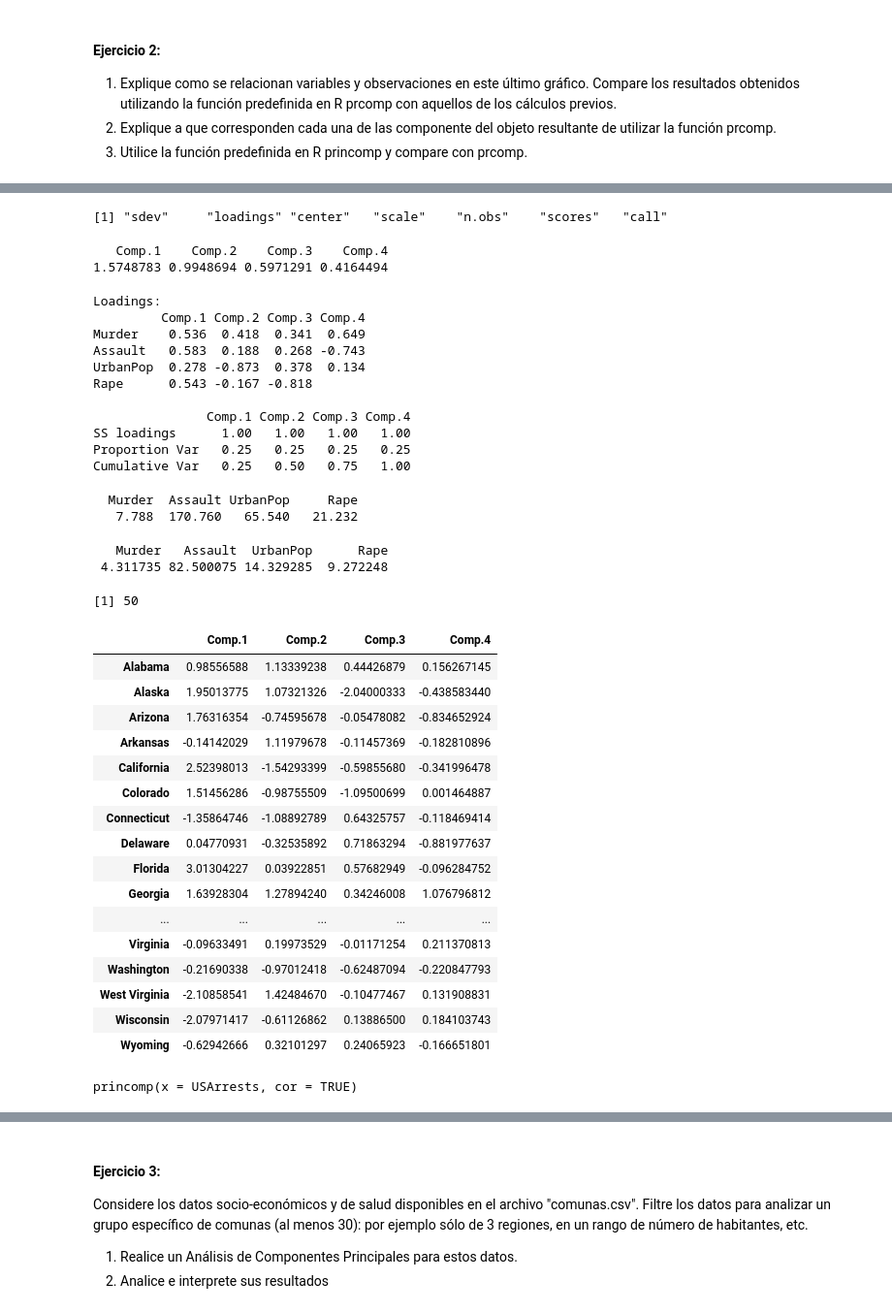
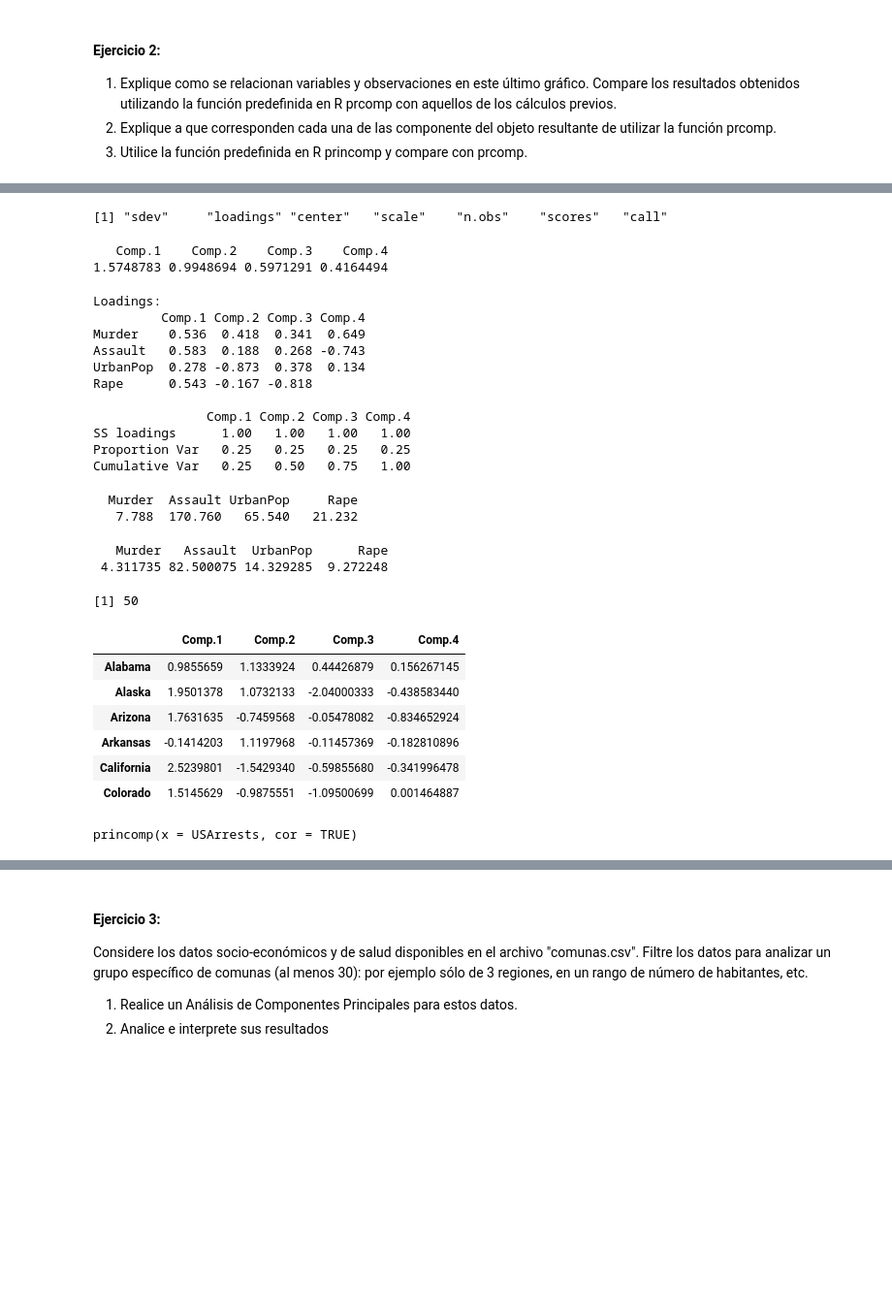
Before and after one commit to alexbgh1/INFO257_U2, a Jupyter notebook: PCA_/PCA.ipynb, the cells around one changed output, grey strips where cells are left out. Shown at 97% size. Cells and saved outputs as stored; diff of their text form; code cells hidden in the pictures; blank space fills up the shorter version.

```diff
--- a/PCA_/PCA.ipynb
+++ b/PCA_/PCA.ipynb
@@ -280,9 +365,9 @@ biplot(pca_res, scale = 0)
 # %%
 #       (3)
 
-#Performs a principal components analysis on the given data matrix and returns the results as an object of class 'prcomp'.
+# Definición R
+#'prcomp' performs a principal components analysis on the given data matrix and returns the results as an object of class 'prcomp'.
 #'princomp' performs a principal components analysis on the given numeric data matrix and returns the results as an object of class 'princomp'.
-
 
 
 pca_res <- princomp(USArrests, cor= TRUE)
@@ -291,51 +376,42 @@ pca_res$sdev # Desviacion estandar componentes principales, no escalado
 pca_res$loadings # Matriz con valores propios
 pca_res$center # los promedios sacados
 pca_res$scale # Escala aplicada a los valores
 pca_res$n.obs # Número de observaciones (?)
-pca_res$scores
-pca_res$call # Puntacion individual por cada ciudad del dataframe
+head(pca_res$scores) # Puntacion individual (frente a las 4 variables) por cada ciudad del dataframe
+pca_res$call # info contenida pca_res
 
 # # # # # # # # # # # # # # # # #
 # Conclusión respecto a prcomp  #
 # # # # # # # # # # # # # # # # #
 
-# En sí entregan la misma información pero princomp da un listado completo como dataframe aparte de agregar otras funciones
-# como diferencia de ejecución prcomp debe estar "escalado" y princomp con "correlacion"
+# En sí entregan la misma información, con una distinción muy pequeña en los valores
+# Como diferencia en términos de ejecución (de función) prcomp debe estar "escalado" y princomp con "correlacion", es decir,
+# aplican distintas metodologías para llegar a un resultado practicamente igual
 # %% [output]
 [1] "sdev"     "loadings" "center"   "scale"    "n.obs"    "scores"   "call"
    Comp.1    Comp.2    Comp.3    Comp.4
 1.5748783 0.9948694 0.5971291 0.4164494
 Loadings:
          Comp.1 Comp.2 Comp.3 Comp.4
 Murder    0.536  0.418  0.341  0.649
 Assault   0.583  0.188  0.268 -0.743
 UrbanPop  0.278 -0.873  0.378  0.134
 Rape      0.543 -0.167 -0.818
 
                Comp.1 Comp.2 Comp.3 Comp.4
 SS loadings      1.00   1.00   1.00   1.00
 Proportion Var   0.25   0.25   0.25   0.25
 Cumulative Var   0.25   0.50   0.75   1.00
   Murder  Assault UrbanPop     Rape
    7.788  170.760   65.540   21.232
    Murder   Assault  UrbanPop      Rape
  4.311735 82.500075 14.329285  9.272248
 [1] 50
 |  | Comp.1 | Comp.2 | Comp.3 | Comp.4 |
-| Alabama | 0.98556588 | 1.13339238 | 0.44426879 | 0.156267145 |
-| Alaska | 1.95013775 | 1.07321326 | -2.04000333 | -0.438583440 |
-| Arizona | 1.76316354 | -0.74595678 | -0.05478082 | -0.834652924 |
-| Arkansas | -0.14142029 | 1.11979678 | -0.11457369 | -0.182810896 |
-| California | 2.52398013 | -1.54293399 | -0.59855680 | -0.341996478 |
-| Colorado | 1.51456286 | -0.98755509 | -1.09500699 | 0.001464887 |
-| Connecticut | -1.35864746 | -1.08892789 | 0.64325757 | -0.118469414 |
-| Delaware | 0.04770931 | -0.32535892 | 0.71863294 | -0.881977637 |
-| Florida | 3.01304227 | 0.03922851 | 0.57682949 | -0.096284752 |
-| Georgia | 1.63928304 | 1.27894240 | 0.34246008 | 1.076796812 |
-| ... | ... | ... | ... | ... |
-| Virginia | -0.09633491 | 0.19973529 | -0.01171254 | 0.211370813 |
-| Washington | -0.21690338 | -0.97012418 | -0.62487094 | -0.220847793 |
-| West Virginia | -2.10858541 | 1.42484670 | -0.10477467 | 0.131908831 |
-| Wisconsin | -2.07971417 | -0.61126862 | 0.13886500 | 0.184103743 |
-| Wyoming | -0.62942666 | 0.32101297 | 0.24065923 | -0.166651801 |
+| Alabama | 0.9855659 | 1.1333924 | 0.44426879 | 0.156267145 |
+| Alaska | 1.9501378 | 1.0732133 | -2.04000333 | -0.438583440 |
+| Arizona | 1.7631635 | -0.7459568 | -0.05478082 | -0.834652924 |
+| Arkansas | -0.1414203 | 1.1197968 | -0.11457369 | -0.182810896 |
+| California | 2.5239801 | -1.5429340 | -0.59855680 | -0.341996478 |
+| Colorado | 1.5145629 | -0.9875551 | -1.09500699 | 0.001464887 |
 princomp(x = USArrests, cor = TRUE)
```
Also changed, not shown: parts of 12 cells of this notebook.
